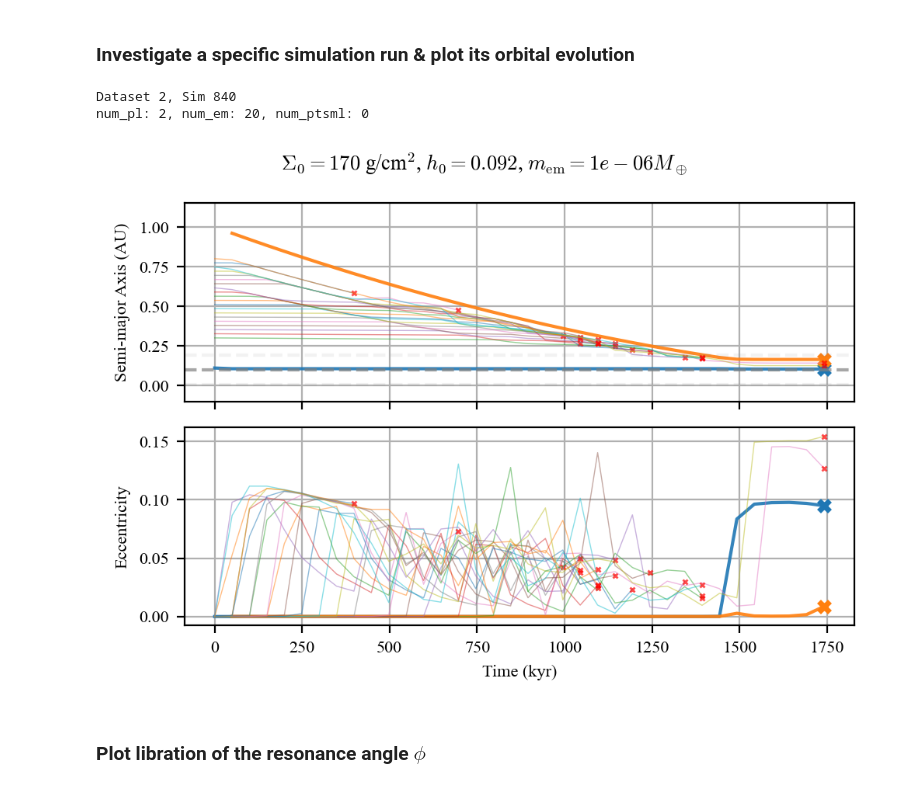
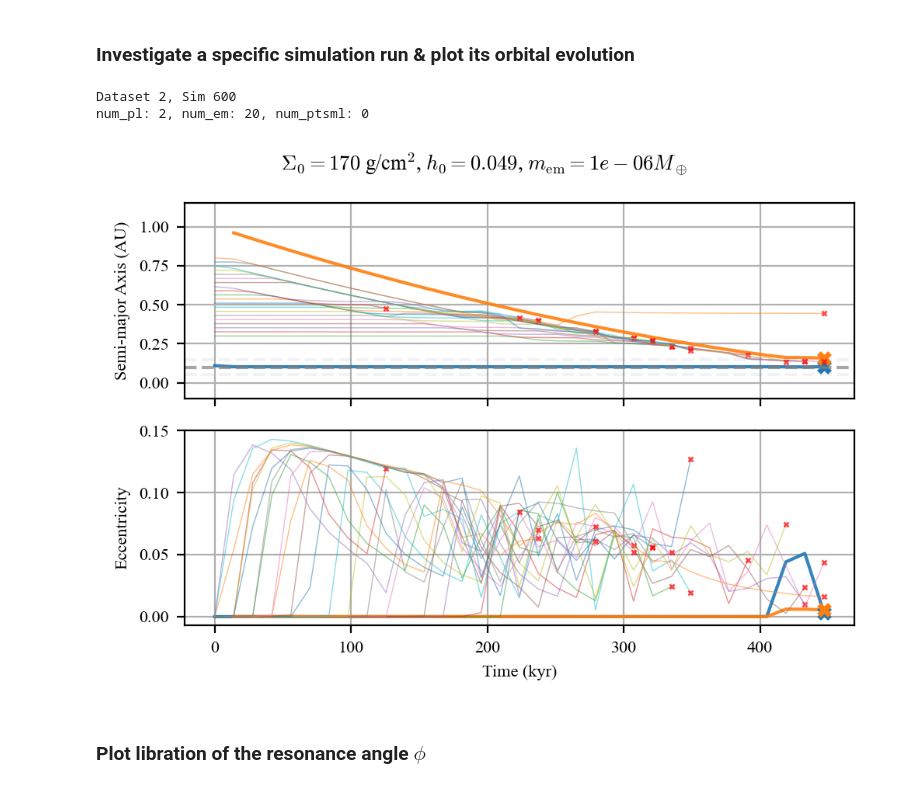
Before and after one commit to dchen10Git/uh-ifa-reu-2026, a Jupyter notebook: analyze_one_sim.ipynb, the cells around one changed output. Cells and saved outputs as stored; diff of their text form; code cells hidden in the pictures.

```diff
--- a/analyze_one_sim.ipynb
+++ b/analyze_one_sim.ipynb
@@ -361,39 +361,39 @@ def plot_system(saved_sim, elements, num_pl, num_em, num_ptsml, t_units='kyr'):
     # plt.savefig("Figures/orbital_evo.svg", bbox_inches="tight")
 
 dataset_id = 2
-sim_id = 840
+sim_id = 600
 
 elements = ['a',
             'e',
             # 'P_ratio_em_b',
             # 'P_ratio_em_c',
         ]
 
 for sim_id in range(sim_id, sim_id+1, 1):
 # for sim_id in inside_d:
     base_dir = Path.cwd()
     file_path = base_dir.parent / f"sim_results/dataset{dataset_id}" / f"sim{sim_id}.h5"
 
     try:
         saved_sim = reb_sims.load_simulation_run(file_path)
     except FileNotFoundError:
         print(f"Sim {sim_id} not found")
         continue
 
     sim_data, metadata = saved_sim
     m_star = metadata['m_star']
     rock_names = list(sim_data.keys())
     rocks = {p: sim_data[p] for p in rock_names}
     num_pl, num_em, num_ptsml = metadata['num_pl'], metadata['num_em'], metadata['num_ptsml']
 
     print(f"Dataset {dataset_id}, Sim {sim_id}")
     print(f"num_pl: {metadata['num_pl']}, num_em: {metadata['num_em']}, num_ptsml: {metadata['num_ptsml']}")
 
     plot_system(saved_sim, elements, num_pl, num_em, num_ptsml)
 # %% [output]
-Dataset 2, Sim 840
+Dataset 2, Sim 600
 num_pl: 2, num_em: 20, num_ptsml: 0
-[figure, old version]
+[figure, new version]
 # %% [markdown]
 ### Plot libration of the resonance angle $\phi$
 # %%
```
Also changed, not shown: parts of 3 cells of this notebook, 6 other files.
